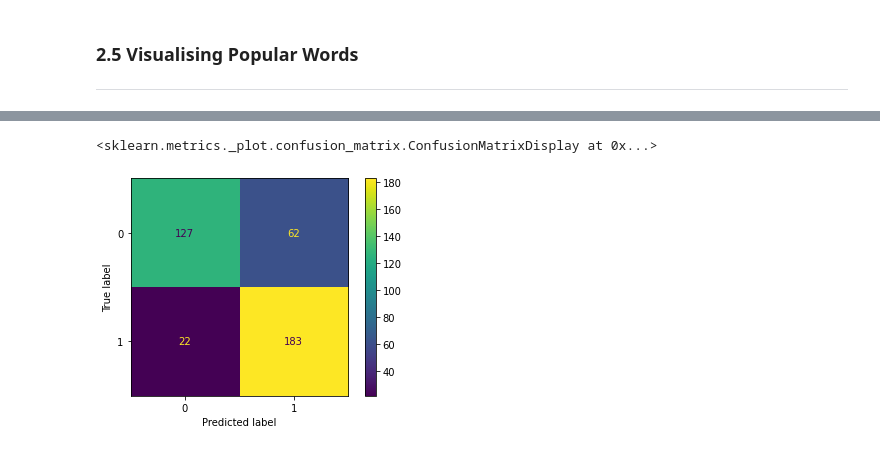
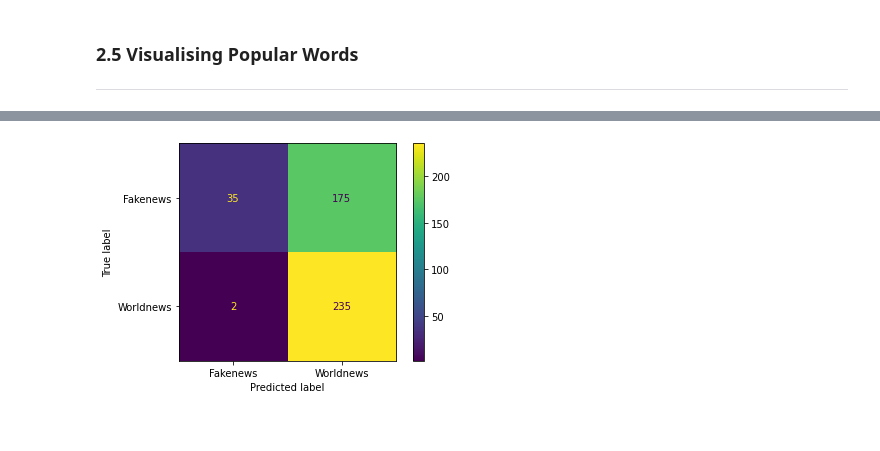
Before and after one commit to 86lekwenshiung/Natural-Language-Processing-with-Reddit-Post, a Jupyter notebook: Project_3_Natural_Language_Processing_with_Reddit_Post.ipynb, the cells around one changed output, grey strips where cells are left out. Drawn from its saved outputs; the diff is of its cells as text; code cells hidden in the pictures.

```diff
--- a/Project_3_Natural_Language_Processing_with_Reddit_Post.ipynb
+++ b/Project_3_Natural_Language_Processing_with_Reddit_Post.ipynb
@@ -398,22 +475,33 @@ tfidf = TfidfVectorizer()
 # %%
 %%time
-rf_param_grid = {'min_samples_split' : np.arange(2 , 10 , 2),
-                 'min_samples_leaf' : np.arange(1, 5 , 1),
-                 'n_estimators' : np.arange(40 , 80 , 10),
-                 'max_features' : ['log2' , 'sqrt' , 'auto'],
-                 'max_depth' : [None , 3 , 5]}
+pipe = Pipeline([('vect', CountVectorizer()),
+                 ('tfidf', TfidfTransformer()),
+                 ('model', RandomForestClassifier())
+])
 
+# rf_param_grid = {'min_samples_split' : np.arange(2 , 10 , 2),
+#                  'min_samples_leaf' : np.arange(1, 5 , 1),
+#                  'n_estimators' : np.arange(50 , 80 , 10),
+#                  'max_features' : ['log2' , 'sqrt' , 'auto'],
+#                  'max_depth' : [None , 3 , 5]}
 
-pipe = Pipeline([('vect', CountVectorizer()),
-                ('tfidf', TfidfTransformer()),
-                 ('model', GridSearchCV(estimator = RandomForestClassifier(),
-                                        param_grid = rf_param_grid,
-                                        cv = 5,
-                                        n_jobs=-1))])
+param_grid = {'vect__ngram_range' : [(1,1) , (1,2) , (1,3)],
+              'tfidf__smooth_idf' : [True , False],
+              'tfidf__sublinear_tf' : [True , False],
+              'model__min_samples_split' : np.arange(2 , 10 , 2),
+              'model__min_samples_leaf' : np.arange(1 , 5 , 1),
+              'model__n_estimators' : np.arange(50 , 80 , 10),
+              'model__max_features' : ['log2' , 'sqrt' , 'auto'],
+              'model__max_depth' : [3,5,7]
+}
 
 # Fitting the model
-model = pipe.fit(X_train, y_train)
+model = GridSearchCV(estimator = pipe,
+                     param_grid = param_grid,
+                     cv = 5,
+                     n_jobs =-1)
 
-# Accuracy
+model.fit(X_train , y_train)
+# # Model Prediction
 y_pred = model.predict(X_test)
 # %% [output]
@@ -429,8 +610,10 @@ eval_classification(y_true=y_test , y_pred = y_pred)
 # %%
-plot_confusion_matrix(model , X_test , y_test , values_format = '.4g');
+plot_confusion_matrix(model , X_test ,
+                      y_test ,
+                      values_format = '.4g',
+                      display_labels = ['Fakenews' , 'Worldnews']);
 # %% [output]
-<sklearn.metrics._plot.confusion_matrix.ConfusionMatrixDisplay at 0x...>
-[figure, old version]
+[figure, new version]
 # %%
 plot_roc_curve(model , X_test , y_test)
 # %% [output]
```
Also changed, not shown: parts of 61 cells of this notebook.
